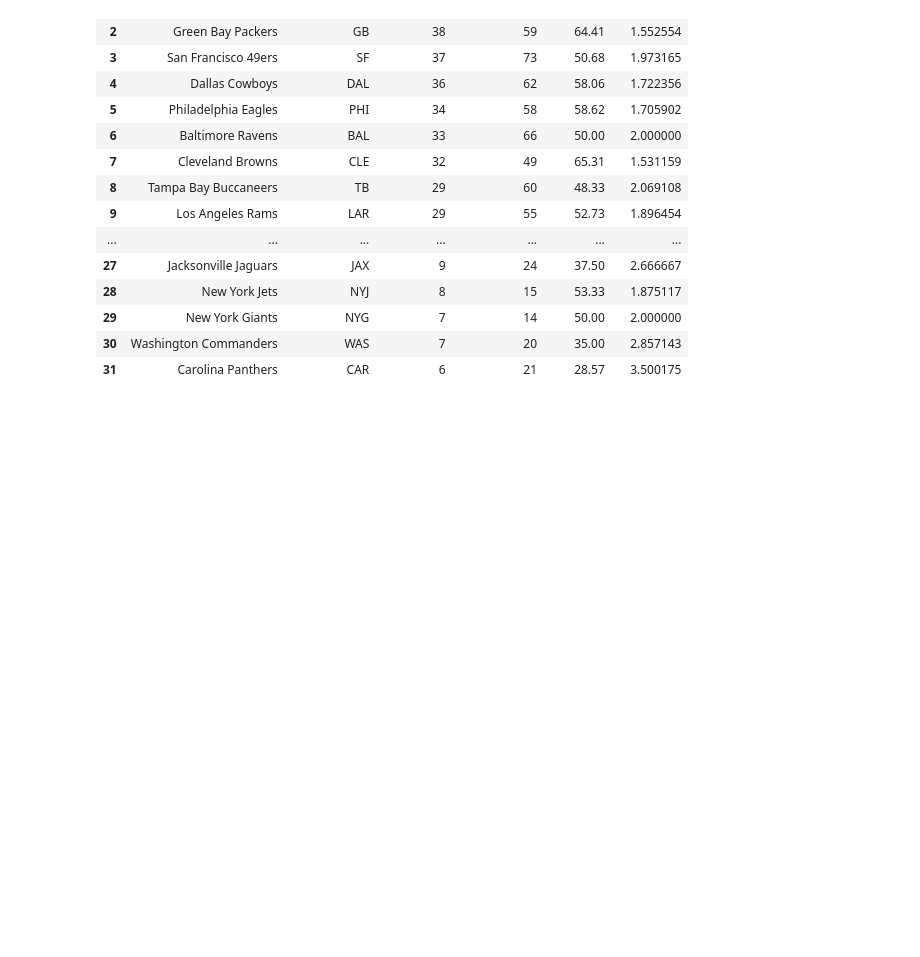
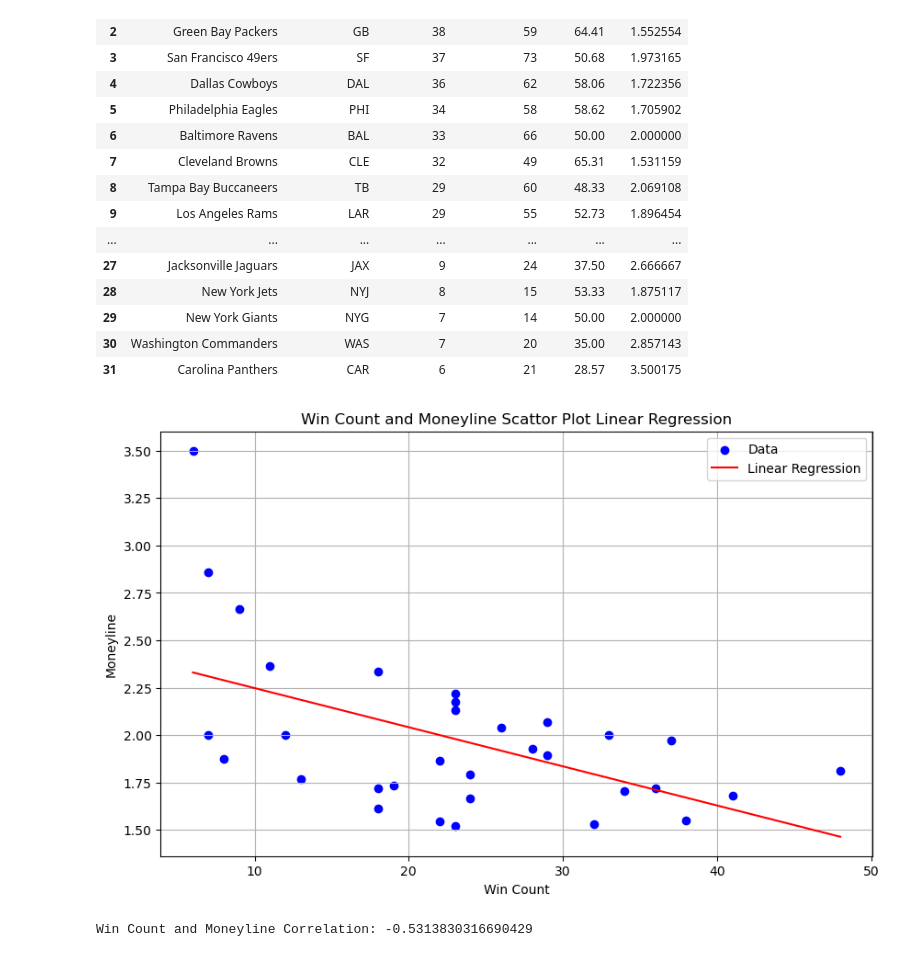
Before and after one commit to tarsian/Group_1-Project_1, a Jupyter notebook: NFL Betting/NFL_betting(Kwangho).ipynb, the cells around one changed output. Saved outputs shown, nothing was run; the diff lists cells and outputs as text; code cells hidden in the pictures; blank space fills up the shorter version.

```diff
--- a/NFL Betting/NFL_betting(Kwangho).ipynb
+++ b/NFL Betting/NFL_betting(Kwangho).ipynb
@@ -136,12 +227,12 @@ win_rate_df
 # Calculate Moneyline
 def calculate_moneyline(win_rate):
     return 100 / win_rate
-
+Moneyline_df = win_rate
 # Add Moneyline to Dataframe
-win_rate_df['Moneyline'] = win_rate_df['Win Rate'].apply(calculate_moneyline)
+Moneyline_df['Moneyline'] = Moneyline_df['Win Rate'].apply(calculate_moneyline)
 
 # Result
-win_rate_df
+Moneyline_df
 # %% [output]
 |  | Name | Abbreviation | Win Count | Favorite Pick | Win Rate | Moneyline |
 | 0 | Kansas City Chiefs | KC | 48 | 87 | 55.17 | 1.812579 |
@@ -160,3 +251,30 @@ win_rate_df
 | 29 | New York Giants | NYG | 7 | 14 | 50.00 | 2.000000 |
 | 30 | Washington Commanders | WAS | 7 | 20 | 35.00 | 2.857143 |
 | 31 | Carolina Panthers | CAR | 6 | 21 | 28.57 | 3.500175 |
+# %%
+# Calculate linear regression
+slope, intercept, r_value, p_value, std_err = linregress(Moneyline_df['Win Count'], Moneyline_df['Moneyline'])
+
+# Scatter plot
+plt.figure(figsize=(10, 6))
+plt.scatter(Moneyline_df['Win Count'], Moneyline_df['Moneyline'], color='blue', label='Data')
+
+# Plot linear regression line
+plt.plot(Moneyline_df['Win Count'], intercept + slope * Moneyline_df['Win Count'], color='red', label='Linear Regression')
+
+# Labeling the plot
+plt.xlabel('Win Count')
+plt.ylabel('Moneyline')
+plt.title('Win Count and Moneyline Scattor Plot Linear Regression')
+plt.legend()
+
+# Display the plot
+plt.grid(True)
+plt.show()
+
+# correlation between Moneyline and Win Count
+correlation = Moneyline_df['Win Count'].corr(Moneyline_df['Moneyline'])
+print("Win Count and Moneyline Correlation:", correlation)
+# %% [output]
+[figure, added]
+Win Count and Moneyline Correlation: -0.5313830316690429
```
Also changed, not shown: parts of 14 cells of this notebook.
